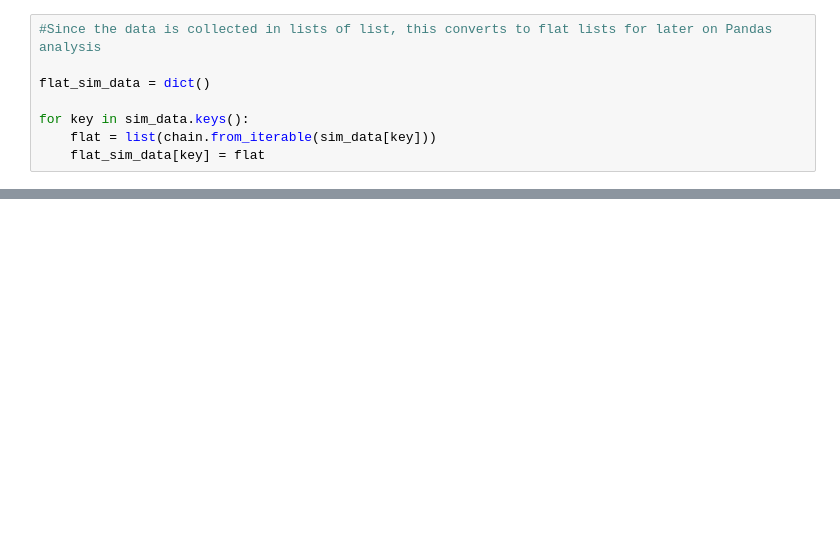
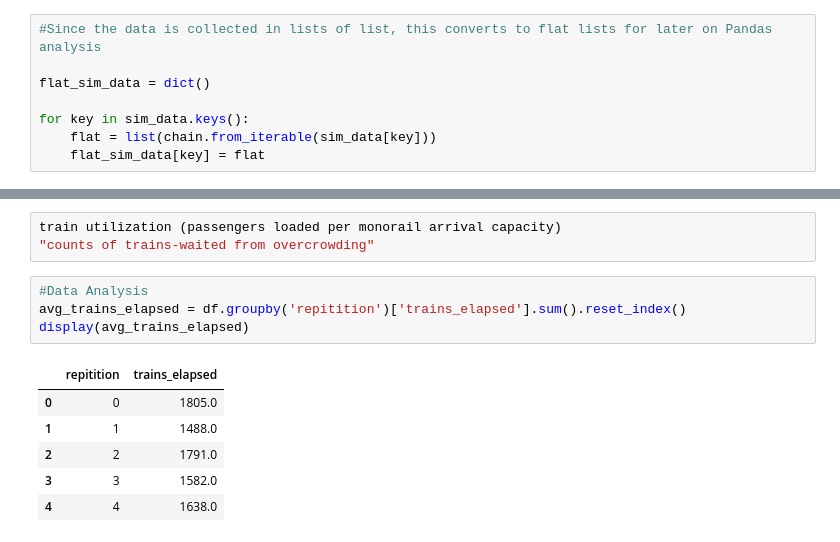
Before and after one commit to ryanuaj2-byte/isye_6644_kolimago_thompson, a Jupyter notebook: project_code_baseline_scenario.ipynb, the cells around one changed output, grey strips where cells are left out. Cells and saved outputs as stored; diff of their text form; blank space fills up the shorter version.

```diff
--- a/project_code_baseline_scenario.ipynb
+++ b/project_code_baseline_scenario.ipynb
@@ -246,0 +297,14 @@ display(avg_sys_by_rep)
+# %%
+train utilization (passengers loaded per monorail arrival capacity)
+"counts of trains-waited from overcrowding"
+# %%
+#Data Analysis
+avg_trains_elapsed = df.groupby('repitition')['trains_elapsed'].sum().reset_index()
+display(avg_trains_elapsed)
+# %% [output]
+|  | repitition | trains_elapsed |
+| 0 | 0 | 1805.0 |
+| 1 | 1 | 1488.0 |
+| 2 | 2 | 1791.0 |
+| 3 | 3 | 1582.0 |
+| 4 | 4 | 1638.0 |
```
Also changed, not shown: parts of 9 cells of this notebook.
